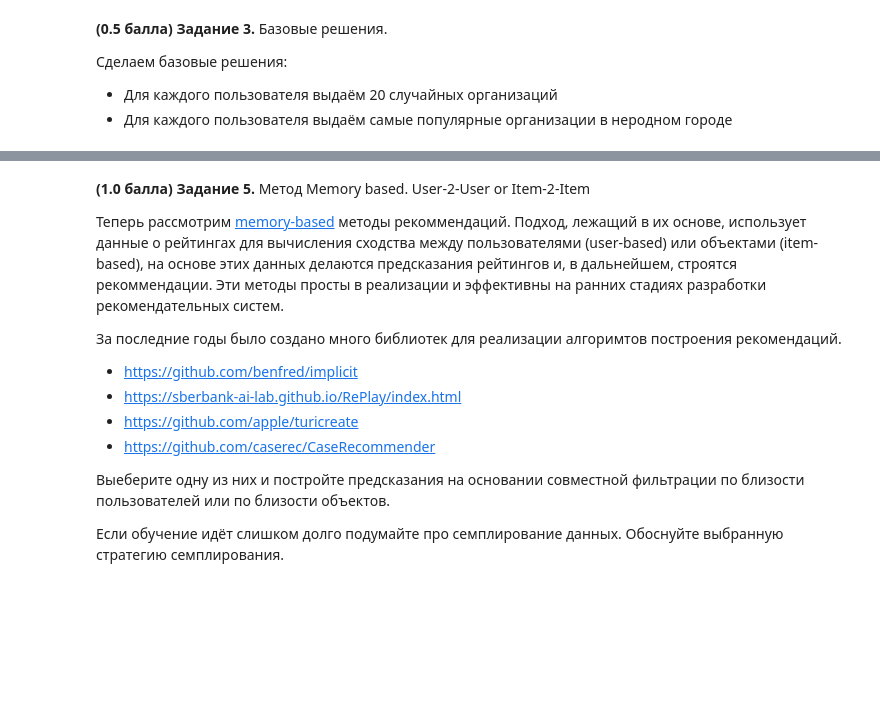
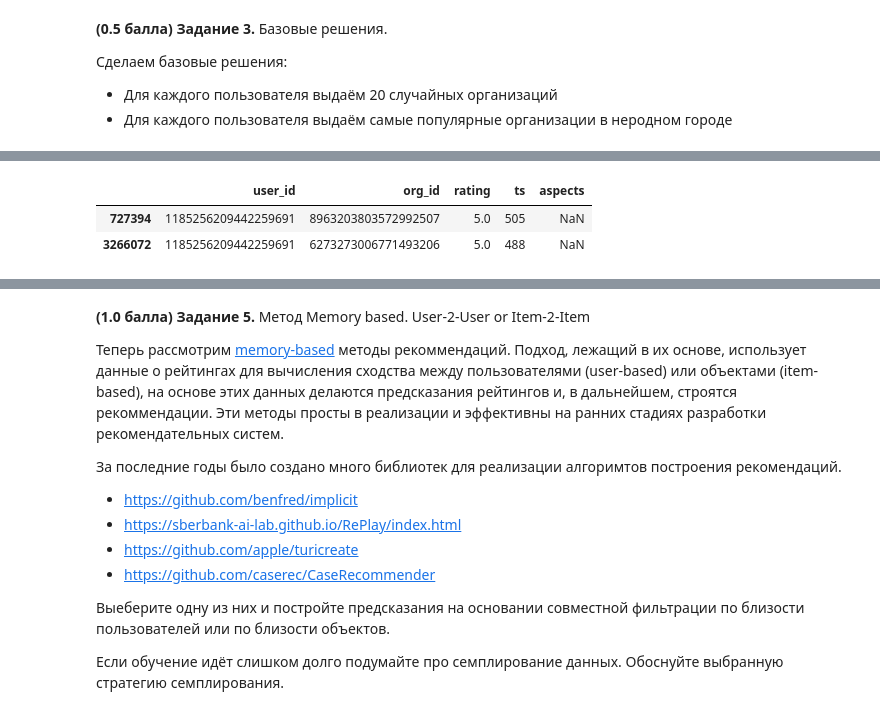
Before and after one commit to dkoshman/YSDA, a Jupyter notebook: Machine_Learning/Recomending/lab_recommending.ipynb, the cells around one changed output, grey strips where cells are left out. Saved outputs shown, nothing was run; the diff lists cells and outputs as text; code cells hidden in the pictures; blank space fills up the shorter version.

```diff
--- a/Machine_Learning/Recomending/lab_recommending.ipynb
+++ b/Machine_Learning/Recomending/lab_recommending.ipynb
@@ -167,0 +331,6 @@ $$H = - K \sum_{i\in R}{p_i log p_i}$$
+# %%
+reviews.query("user_id == 1185256209442259691")
+# %% [output]
+|  | user_id | org_id | rating | ts | aspects |
+| 727394 | 1185256209442259691 | 8963203803572992507 | 5.0 | 505 | NaN |
+| 3266072 | 1185256209442259691 | 6273273006771493206 | 5.0 | 488 | NaN |
```
Also changed, not shown: parts of 23 cells of this notebook.
